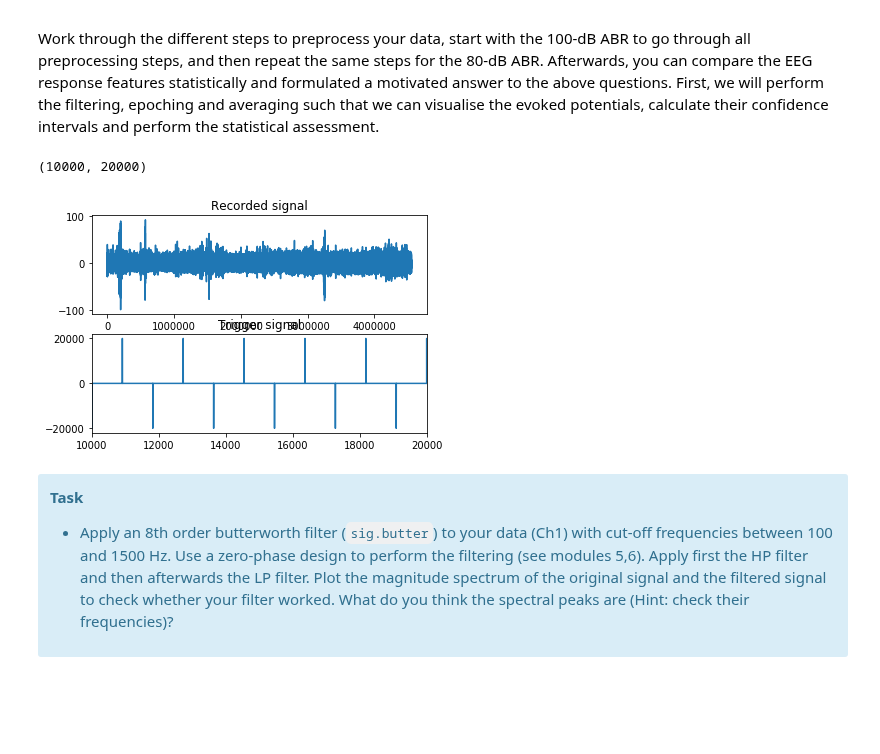
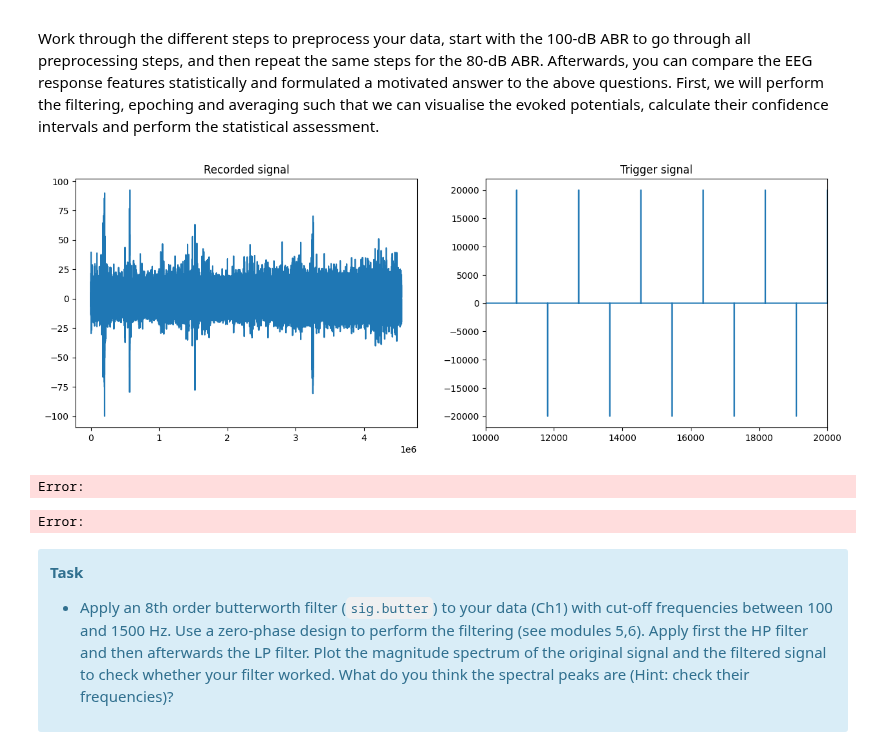
Before and after one commit to vbelpair/Ugent, a Jupyter notebook: Medical_Signal_Processing_and_Statistics/assignment_7/ex07.ipynb, the cells around one changed output. Saved outputs shown, nothing was run; the diff lists cells and outputs as text; code cells hidden in the pictures; blank space fills up the shorter version.

```diff
--- a/Medical_Signal_Processing_and_Statistics/assignment_7/ex07.ipynb
+++ b/Medical_Signal_Processing_and_Statistics/assignment_7/ex07.ipynb
@@ -119,31 +180,40 @@ ABRData100 = scipy.io.loadmat('ABR100dB.mat')
 #automatic filtering is already applied between 10 and 1500 Hz as part of the recording software,
 #but we will at least apply a HP filter with higher cut-off frequency to remove low-frequency and 50-Hz noise.
 
-#here we do all the analysis for the 100dB stimulus, you should do the same for the 80 dB stimulus.
-Sig=ABRData100['DATA'] #has the raw recording trace of EEG data (i.e. 5 min recording)
-FS=10e3;
-Ch1=Sig[0,:] #is the recording channel we will work with
-T=Sig[2,:] #is the channel with equal duration of the recording, but which has the trigger events
-#(i.e. sample numbers at which a click was presented)
-#find all the triggers
-indxP = np.where(T == 20001)[0]
-indxN = np.where(T == -20001)[0]
-indx = np.concatenate((indxP,indxN),axis=0) #index has the sample numbers at which an event started, and is necessary to epoch the data.
+FS=10000
 
-#Get a feeling for your data
-plt.subplot(2,1,1)
-plt.plot(Ch1)
-plt.title('Recorded signal')
-plt.subplot(2,1,2)
-plt.plot(T)
-plt.title('Trigger signal')
-plt.xlim((10000,20000))
-#Note that the trigger mark either positive or negative polarities of the stimulus click (0 to 100 dB or -100 to dB).
-#This is not relevant here as we will just average both polarities together, but those interested could also repeat
-#the analysis for only the positive or negative polarity click stimuli.
+def load_in_data(data):
+
+    #here we do all the analysis for the 100dB stimulus, you should do the same for the 80 dB stimulus.
+    Sig=data["DATA"] #has the raw recording trace of EEG data (i.e. 5 min recording)
+    Ch1=Sig[0,:] #is the recording channel we will work with
+    T=Sig[2,:] #is the channel with equal duration of the recording, but which has the trigger events
+    #(i.e. sample numbers at which a click was presented)
+    #find all the triggers
+    indxP = np.where(T == 20001)[0]
+    indxN = np.where(T == -20001)[0]
+    indx = np.concatenate((indxP,indxN),axis=0) #index has the sample numbers at which an event started, and is necessary to epoch the data.
+
+    #Get a feeling for your data
+    fig, (ax1, ax2) = plt.subplots(ncols=2, figsize=(15, 5))
+    ax1.plot(Ch1)
+    ax1.set_title("Recorded signal")
+    ax2.plot(T)
+    ax2.set_title("Trigger signal")
+    ax2.set_xlim((10000,20000))
+    #Note that the trigger mark either positive or negative polarities of the stimulus click (0 to 100 dB or -100 to dB).
+    #This is not relevant here as we will just average both polarities together, but those interested could also repeat
+    #the analysis for only the positive or negative polarity click stimuli.
+    return (Sig, Ch1, T, indxP, indxN, indx)
-# %% [output]
-(10000, 20000)
-[figure, removed]
+# %%
+Sig_100, Ch1_100, T_100, indxP_100, indxN_100, indx_100 = load_in_data(ABRData100)
+# %% [output]
+[figure, added]
+# %%
+Sig_80, Ch1_80, T_80, indxP_80, indxN_80, indx_80 = load_in_data(ABRData80)
+# %% [output]
+Error:
+Error:
 # %% [markdown]
 <div class="alert alert-info">
 
```
Also changed, not shown: parts of 7 cells of this notebook, 1 other file.
